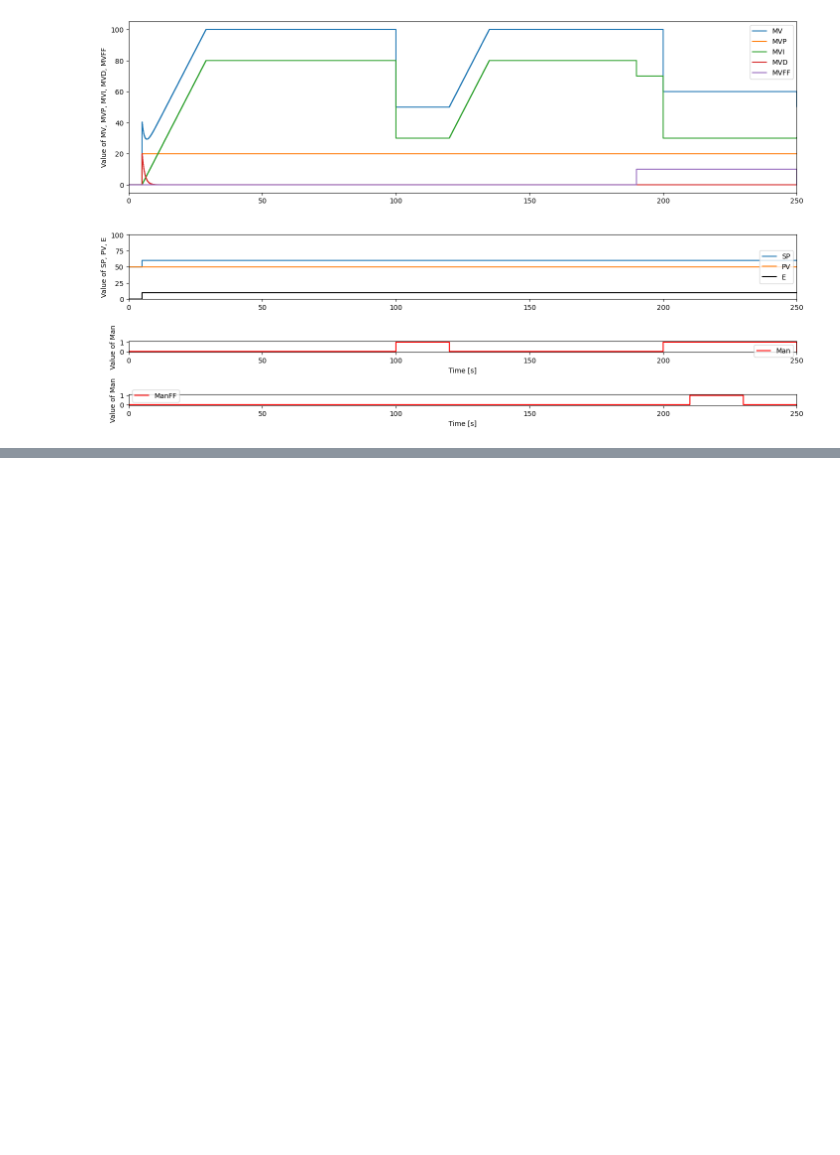
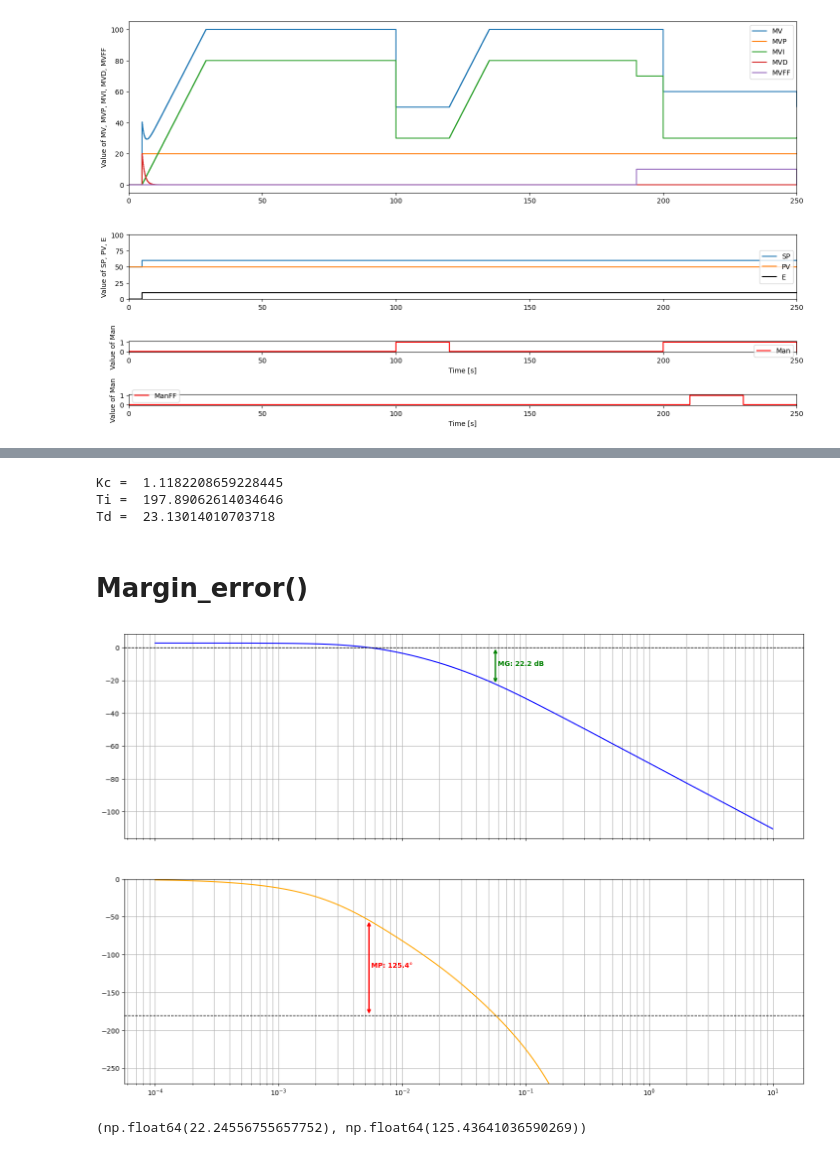
Before and after one commit to TariqKalai/Control-theory-and-application, a Jupyter notebook: TCLab_software_V6/package_LAB.ipynb, the cells around one changed output, grey strips where cells are left out. Saved outputs shown, nothing was run; the diff lists cells and outputs as text; code cells hidden in the pictures; blank space fills up the shorter version.

Commit message:
margin error graph + example

```diff
--- a/TCLab_software_V6/package_LAB.ipynb
+++ b/TCLab_software_V6/package_LAB.ipynb
@@ -198,0 +240,33 @@ plt.show()
+# %%
+Kp_SOPDTOPT = 1.37468470154135686
+T1_SOPDTOPT = 171.14598529736972
+T2_SOPDTOPT = 26.744640842976725
+theta_SOPDTOPT = 12.008443834451233
+gamma = 0.6
+
+Kc, Ti, Td = IMC_Tuning(Kp_SOPDTOPT, gamma, theta, T1_SOPDTOPT, T2_SOPDTOPT )
+
+
+
+print("Kc = ", Kc)
+print("Ti = ", Ti)
+print("Td = ", Td)
+# %% [output]
+Kc =  1.1182208659228445
+Ti =  197.89062614034646
+Td =  23.13014010703718
+# %% [markdown]
+# Margin_error()
+# %%
+P = Process({})
+
+P.parameters['Kp'] = Kp_SOPDTOPT
+P.parameters['Tlag1'] = T1_SOPDTOPT
+P.parameters['Tlag2'] = T2_SOPDTOPT
+P.parameters['theta'] = theta_SOPDTOPT
+
+
+print(Margin_error(P))
+# %% [output]
+[figure, added]
+(np.float64(22.24556755657752), np.float64(125.43641036590269))
```
Also changed, not shown: parts of 4 cells of this notebook, 2 other files.
